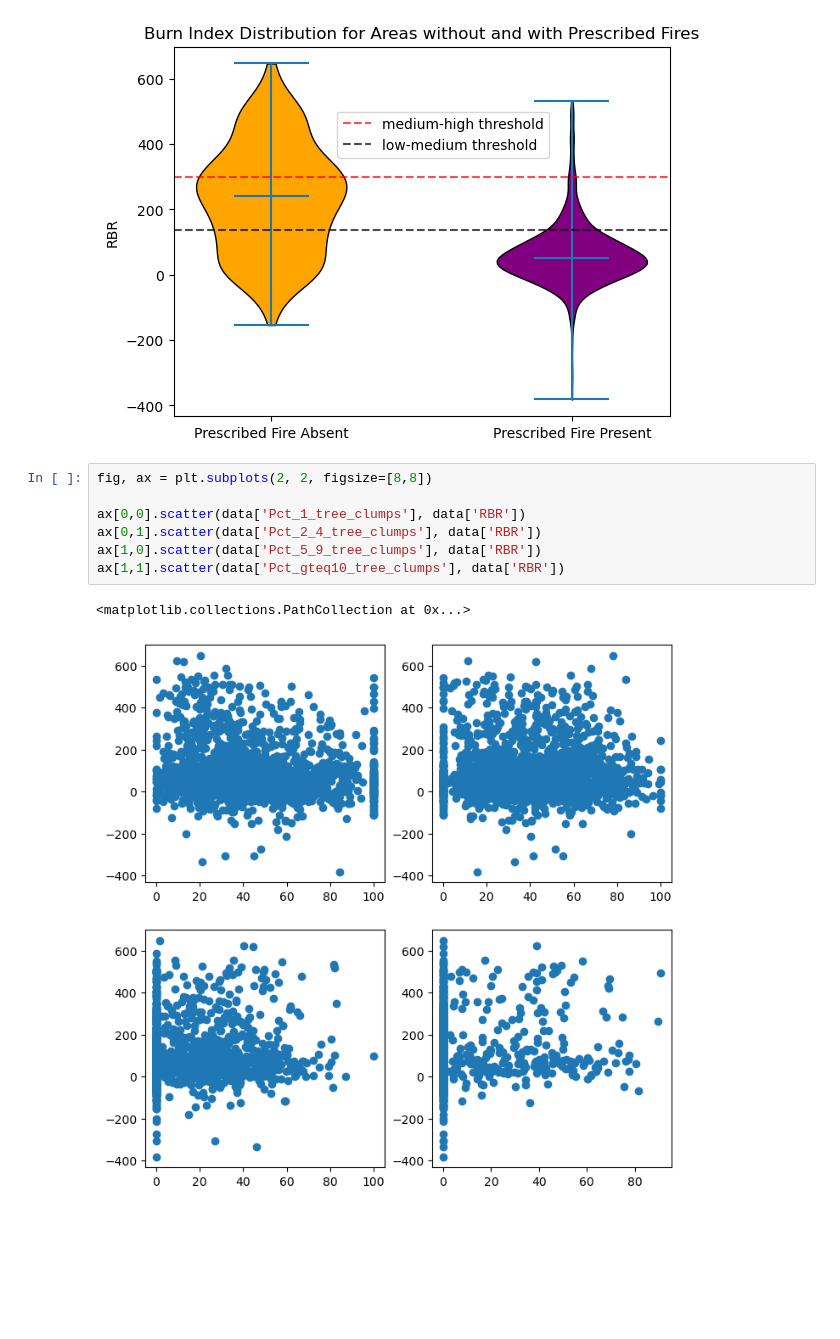
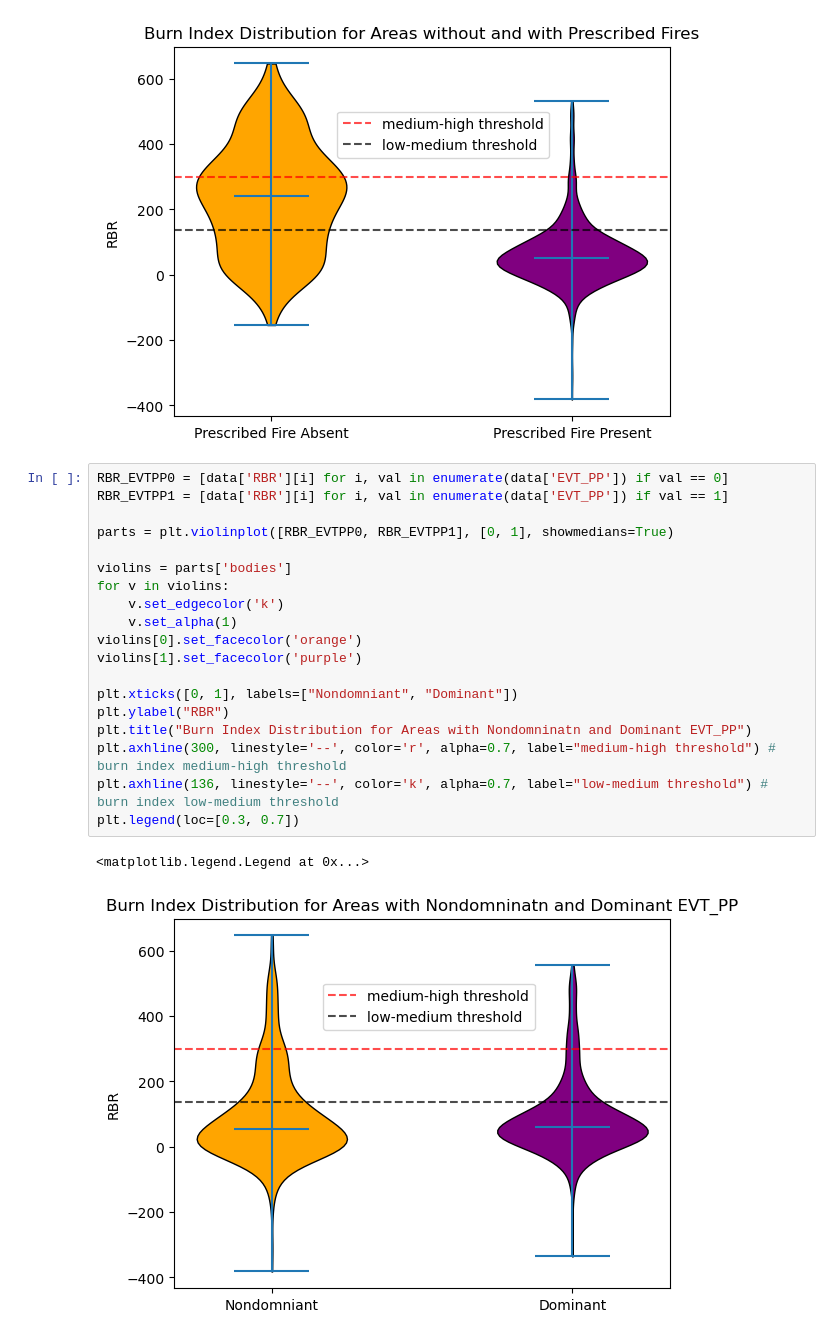
Before and after one commit to UW-ESS-DS/MLGeo2023_ESS569_Burn_Severity_Drivers, a Jupyter notebook: data_characterization.ipynb, the cells around one changed output. Drawn from its saved outputs; the diff is of its cells as text; blank space fills up the shorter version.

```diff
--- a/data_characterization.ipynb
+++ b/data_characterization.ipynb
@@ -71,13 +68,25 @@ plt.legend(loc=[0.33, 0.7])
 # %% [output]
 <matplotlib.legend.Legend at 0x...>
 [figure]
-# %%
-fig, ax = plt.subplots(2, 2, figsize=[8,8])
-
-ax[0,0].scatter(data['Pct_1_tree_clumps'], data['RBR'])
-ax[0,1].scatter(data['Pct_2_4_tree_clumps'], data['RBR'])
-ax[1,0].scatter(data['Pct_5_9_tree_clumps'], data['RBR'])
-ax[1,1].scatter(data['Pct_gteq10_tree_clumps'], data['RBR'])
-# %% [output]
-<matplotlib.collections.PathCollection at 0x...>
-[figure, removed]
+# %%
+RBR_EVTPP0 = [data['RBR'][i] for i, val in enumerate(data['EVT_PP']) if val == 0]
+RBR_EVTPP1 = [data['RBR'][i] for i, val in enumerate(data['EVT_PP']) if val == 1]
+
+parts = plt.violinplot([RBR_EVTPP0, RBR_EVTPP1], [0, 1], showmedians=True)
+
+violins = parts['bodies']
+for v in violins:
+    v.set_edgecolor('k')
+    v.set_alpha(1)
+violins[0].set_facecolor('orange')
+violins[1].set_facecolor('purple')
+
+plt.xticks([0, 1], labels=["Nondomniant", "Dominant"])
+plt.ylabel("RBR")
+plt.title("Burn Index Distribution for Areas with Nondomninatn and Dominant EVT_PP")
+plt.axhline(300, linestyle='--', color='r', alpha=0.7, label="medium-high threshold") # burn index medium-high threshold
+plt.axhline(136, linestyle='--', color='k', alpha=0.7, label="low-medium threshold") # burn index low-medium threshold
+plt.legend(loc=[0.3, 0.7])
+# %% [output]
+<matplotlib.legend.Legend at 0x...>
+[figure, added]
```
Also changed, not shown: parts of 5 cells of this notebook.
